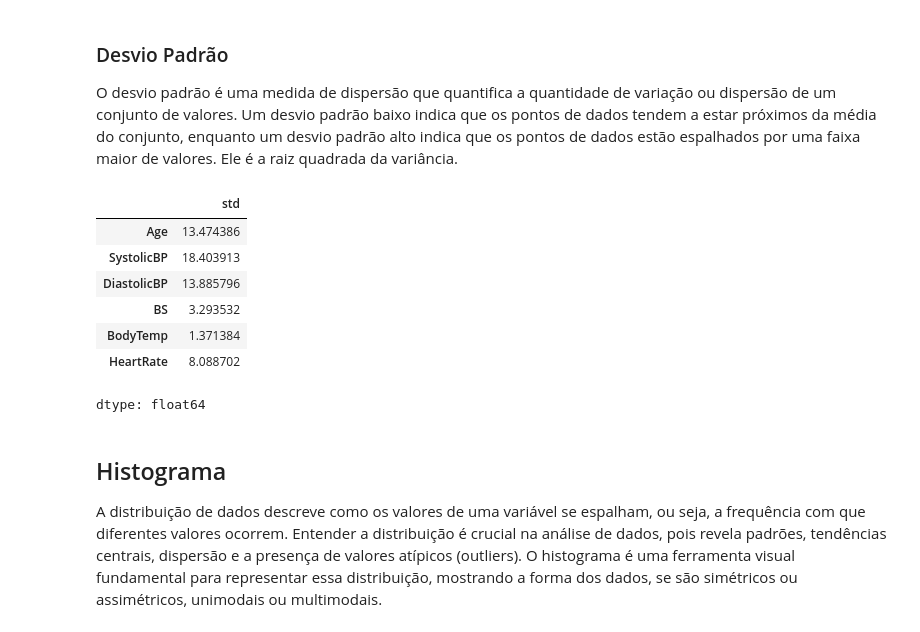
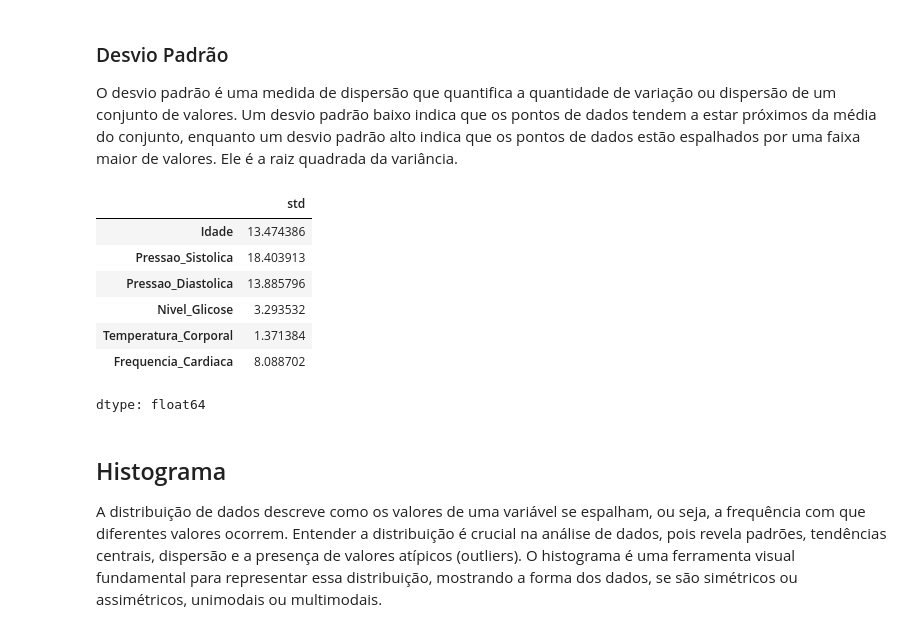
Before and after one commit to AlineFiori/MVP, a Jupyter notebook: Template_Análise_de_Dados_Pregnancy.ipynb, the cells around one changed output. Saved outputs shown, nothing was run; the diff lists cells and outputs as text; code cells hidden in the pictures.

```diff
--- a/Template_Análise_de_Dados_Pregnancy.ipynb
+++ b/Template_Análise_de_Dados_Pregnancy.ipynb
@@ -61,6 +59,6 @@ import seaborn as sns #visualização de dados científicos
 url_github = 'https://github.com/AlineFiori/MVP/raw/refs/heads/main/Maternal%20Health%20Risk%20Data%20Set.csv.xls'
 # %%
 # Carregar os dados da url para um data frame pandas
-Base = pd.read_csv(url_github)
+Dataset = pd.read_csv(url_github)
 # %%
 # Primeiras linhas
@@ -79,5 +77,5 @@ Nesta etapa de Análise de Dados Exploratória, visamos entender a distribuiçã
 # %%
-# Renomear colunas para facilitar o uso
+# 1. Renomear colunas para facilitar o uso
 colunas_para_renomear = {
     'Age': 'Idade',
     'SystolicBP': 'Pressao_Sistolica',
@@ -88,8 +86,8 @@ colunas_para_renomear = {
     'RiskLevel': 'Nivel_Risco'}
 
 
-Base = Base.rename(columns=colunas_para_renomear)
+Dataset = Dataset.rename(columns=colunas_para_renomear)
 
-print("\nBase com colunas renomeadas:")
-print(Base.head()) # E aqui você usa .head() no DataFrame após a renomeação
+print("\nBase com colunas renomeadas - Primeiras 5 linhas:")
+print(Dataset.head()) # E aqui você usa .head() no DataFrame após a renomeação
 # %% [output]
@@ -378,15 +320,15 @@ plt.show()
 O desvio padrão é uma medida de dispersão que quantifica a quantidade de variação ou dispersão de um conjunto de valores. Um desvio padrão baixo indica que os pontos de dados tendem a estar próximos da média do conjunto, enquanto um desvio padrão alto indica que os pontos de dados estão espalhados por uma faixa maior de valores. Ele é a raiz quadrada da variância.
 # %%
 # desvio padrão dos atributos numéricos do dataset
-Base.describe().loc['std']
+Dataset.describe().loc['std']
 # %% [output]
 |  | std |
-| Age | 13.474386 |
-| SystolicBP | 18.403913 |
-| DiastolicBP | 13.885796 |
-| BS | 3.293532 |
-| BodyTemp | 1.371384 |
-| HeartRate | 8.088702 |
+| Idade | 13.474386 |
+| Pressao_Sistolica | 18.403913 |
+| Pressao_Diastolica | 13.885796 |
+| Nivel_Glicose | 3.293532 |
+| Temperatura_Corporal | 1.371384 |
+| Frequencia_Cardiaca | 8.088702 |
 dtype: float64
 # %%
 # Qual gráfico seria interessante usar pra mostrar o desvio padrão?
```
Also changed, not shown: parts of 23 cells of this notebook.
